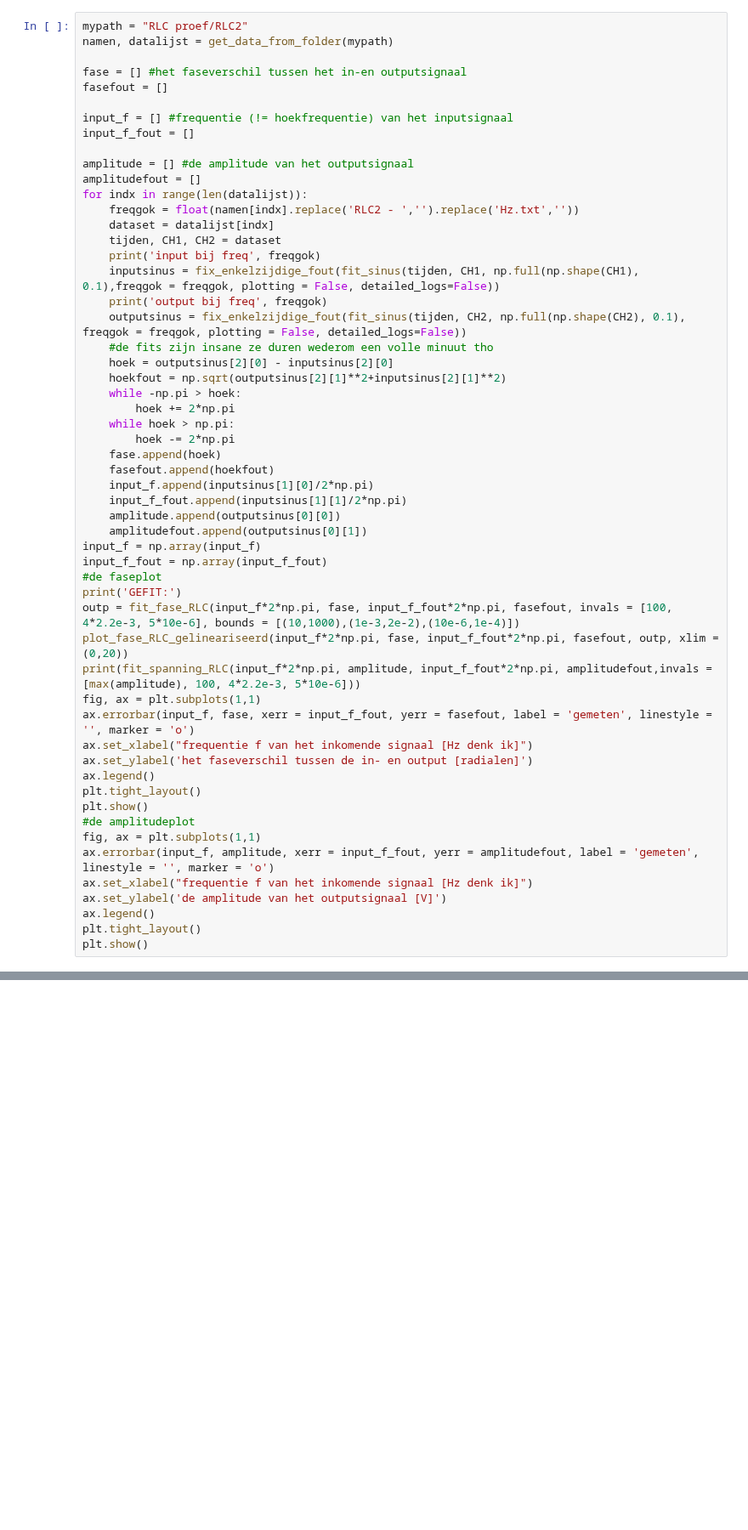
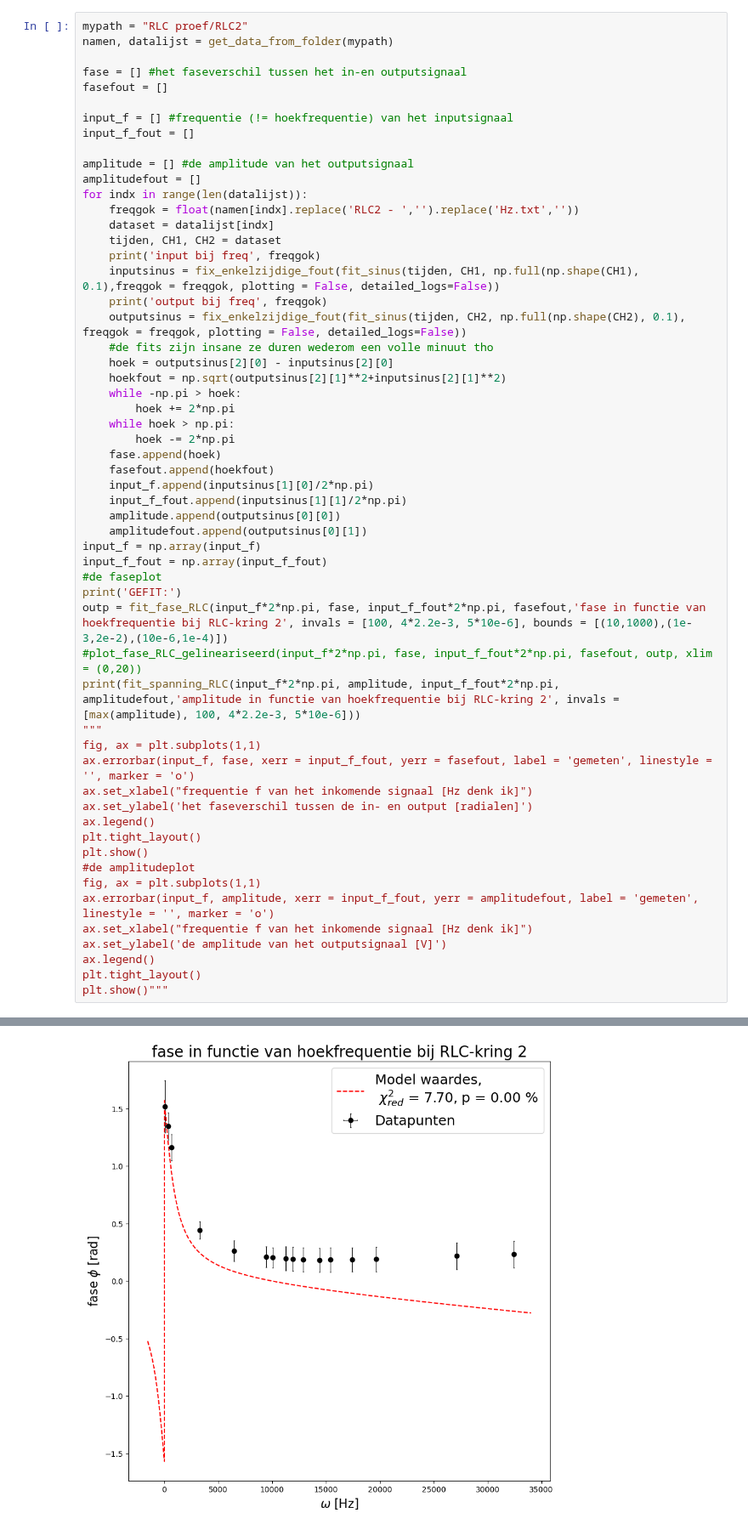
Before and after one commit to justlearning42/Experimentele_vscode, a Jupyter notebook: RLCproef.ipynb, the cells around one changed output, grey strips where cells are left out. Shown at 85% size. Saved outputs shown, nothing was run; the diff lists cells and outputs as text; blank space fills up the shorter version.

```diff
--- a/RLCproef.ipynb
+++ b/RLCproef.ipynb
@@ -488,9 +469,10 @@ input_f = np.array(input_f)
 input_f_fout = np.array(input_f_fout)
 #de faseplot
 print('GEFIT:')
-outp = fit_fase_RLC(input_f*2*np.pi, fase, input_f_fout*2*np.pi, fasefout, invals = [100, 4*2.2e-3, 5*10e-6], bounds = [(10,1000),(1e-3,2e-2),(10e-6,1e-4)])
-plot_fase_RLC_gelineariseerd(input_f*2*np.pi, fase, input_f_fout*2*np.pi, fasefout, outp, xlim = (0,20))
-print(fit_spanning_RLC(input_f*2*np.pi, amplitude, input_f_fout*2*np.pi, amplitudefout,invals = [max(amplitude), 100, 4*2.2e-3, 5*10e-6]))
+outp = fit_fase_RLC(input_f*2*np.pi, fase, input_f_fout*2*np.pi, fasefout,'fase in functie van hoekfrequentie bij RLC-kring 2', invals = [100, 4*2.2e-3, 5*10e-6], bounds = [(10,1000),(1e-3,2e-2),(10e-6,1e-4)])
+#plot_fase_RLC_gelineariseerd(input_f*2*np.pi, fase, input_f_fout*2*np.pi, fasefout, outp, xlim = (0,20))
+print(fit_spanning_RLC(input_f*2*np.pi, amplitude, input_f_fout*2*np.pi, amplitudefout,'amplitude in functie van hoekfrequentie bij RLC-kring 2', invals = [max(amplitude), 100, 4*2.2e-3, 5*10e-6]))
+"""
 fig, ax = plt.subplots(1,1)
 ax.errorbar(input_f, fase, xerr = input_f_fout, yerr = fasefout, label = 'gemeten', linestyle = '', marker = 'o')
 ax.set_xlabel("frequentie f van het inkomende signaal [Hz denk ik]")
@@ -505,4 +487,5 @@ ax.set_xlabel("frequentie f van het inkomende signaal [Hz denk ik]")
 ax.set_ylabel('de amplitude van het outputsignaal [V]')
 ax.legend()
 plt.tight_layout()
-plt.show()
+plt.show()"""
+# %% [output]
@@ -508,0 +509 @@ plt.show()
+[figure, added]
```
Also changed, not shown: parts of 4 cells of this notebook.
